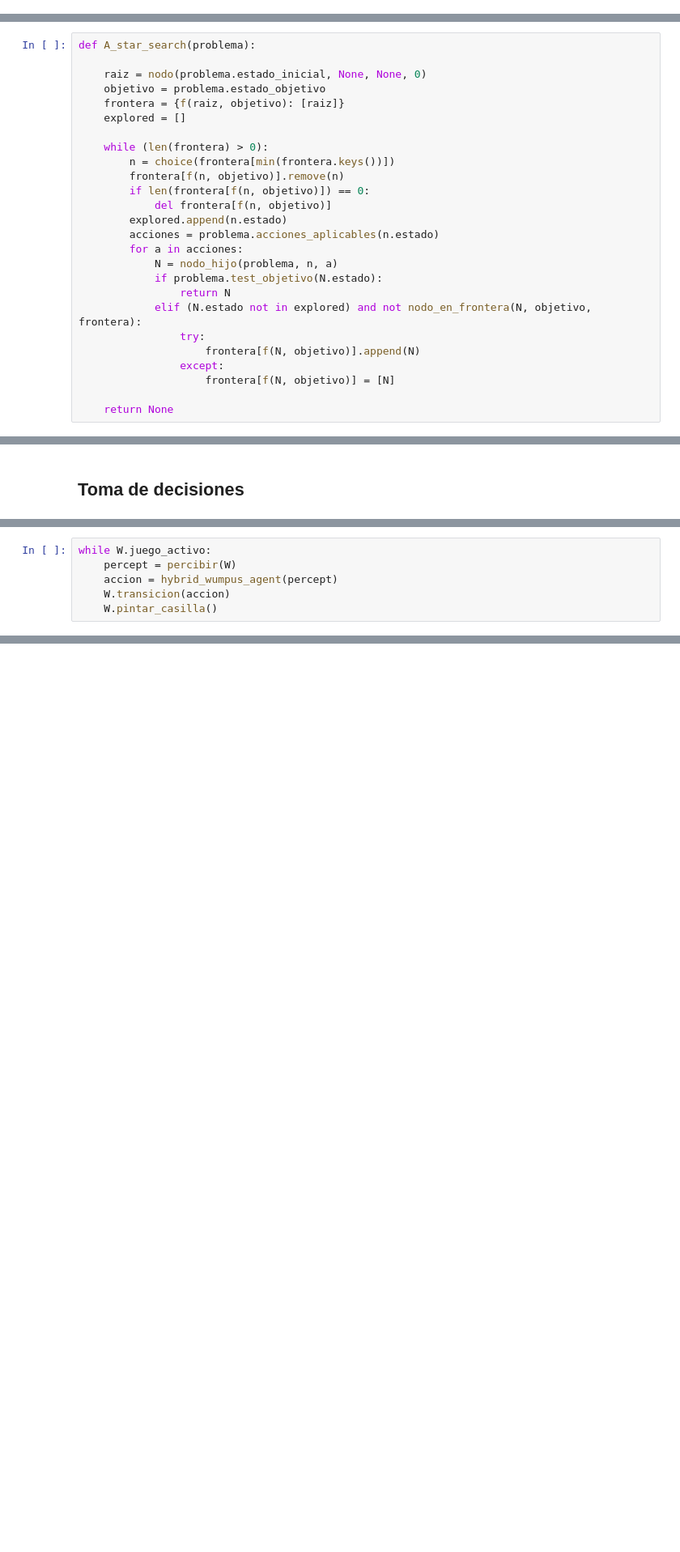
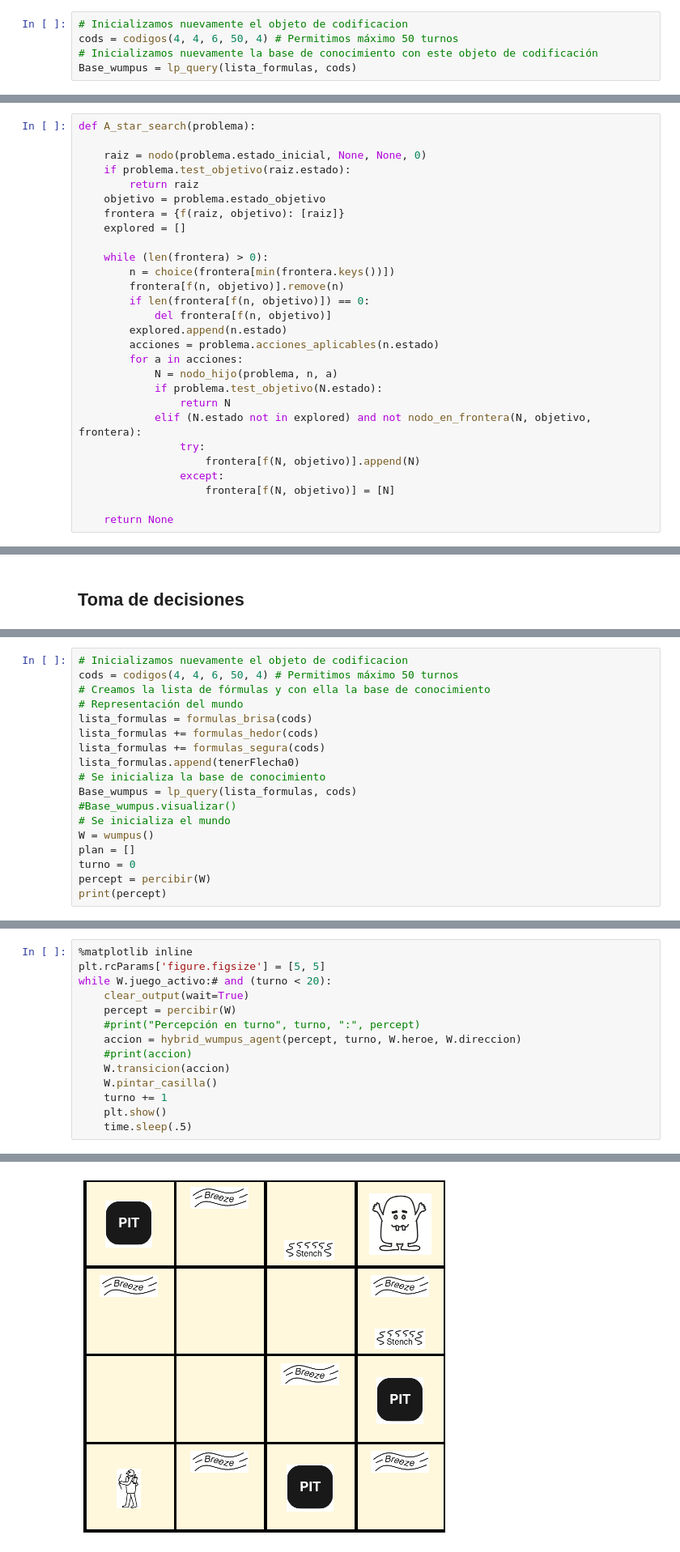
Before and after one commit to Slendercoder/IA_notebooks, a Jupyter notebook: profesor/caso_4/wumpus2_profesor.ipynb, the cells around one changed output, grey strips where cells are left out. Shown: that part at 81% size. Saved outputs shown, nothing was run; the diff lists cells and outputs as text; blank space fills up the shorter version.

```diff
--- a/profesor/caso_4/wumpus2_profesor.ipynb
+++ b/profesor/caso_4/wumpus2_profesor.ipynb
@@ -145,0 +345,5 @@ Segura(0, 0)
+# %%
+# Inicializamos nuevamente el objeto de codificacion
+cods = codigos(4, 4, 6, 50, 4) # Permitimos máximo 50 turnos
+# Inicializamos nuevamente la base de conocimiento con este objeto de codificación
+Base_wumpus = lp_query(lista_formulas, cods)
@@ -220,6 +487,8 @@ def nodo_en_frontera(n, objetivo, frontera):
 def A_star_search(problema):
 
     raiz = nodo(problema.estado_inicial, None, None, 0)
+    if problema.test_objetivo(raiz.estado):
+        return raiz
     objetivo = problema.estado_objetivo
     frontera = {f(raiz, objetivo): [raiz]}
     explored = []
@@ -402,6 +631,0 @@ print(percibir(W))
-# %%
-while W.juego_activo:
-    percept = percibir(W)
-    accion = hybrid_wumpus_agent(percept)
-    W.transicion(accion)
-    W.pintar_casilla()
@@ -412,0 +721,18 @@ Puntaje: -1
+# %%
+# Inicializamos nuevamente el objeto de codificacion
+cods = codigos(4, 4, 6, 50, 4) # Permitimos máximo 50 turnos
+# Creamos la lista de fórmulas y con ella la base de conocimiento
+# Representación del mundo
+lista_formulas = formulas_brisa(cods)
+lista_formulas += formulas_hedor(cods)
+lista_formulas += formulas_segura(cods)
+lista_formulas.append(tenerFlecha0)
+# Se inicializa la base de conocimiento
+Base_wumpus = lp_query(lista_formulas, cods)
+#Base_wumpus.visualizar()
+# Se inicializa el mundo
+W = wumpus()
+plan = []
+turno = 0
+percept = percibir(W)
+print(percept)
@@ -412,0 +741,15 @@ Puntaje: -1
+# %%
+%matplotlib inline
+plt.rcParams['figure.figsize'] = [5, 5]
+while W.juego_activo:# and (turno < 20):
+    clear_output(wait=True)
+    percept = percibir(W)
+    #print("Percepción en turno", turno, ":", percept)
+    accion = hybrid_wumpus_agent(percept, turno, W.heroe, W.direccion)
+    #print(accion)
+    W.transicion(accion)
+    W.pintar_casilla()
+    turno += 1
+    plt.show()
+    time.sleep(.5)
+# %% [output]
@@ -413 +758,2 @@ Puntaje: -1
+[figure, added]
 # %% [markdown]
```
Also changed, not shown: parts of 55 cells of this notebook, 21 other files.
